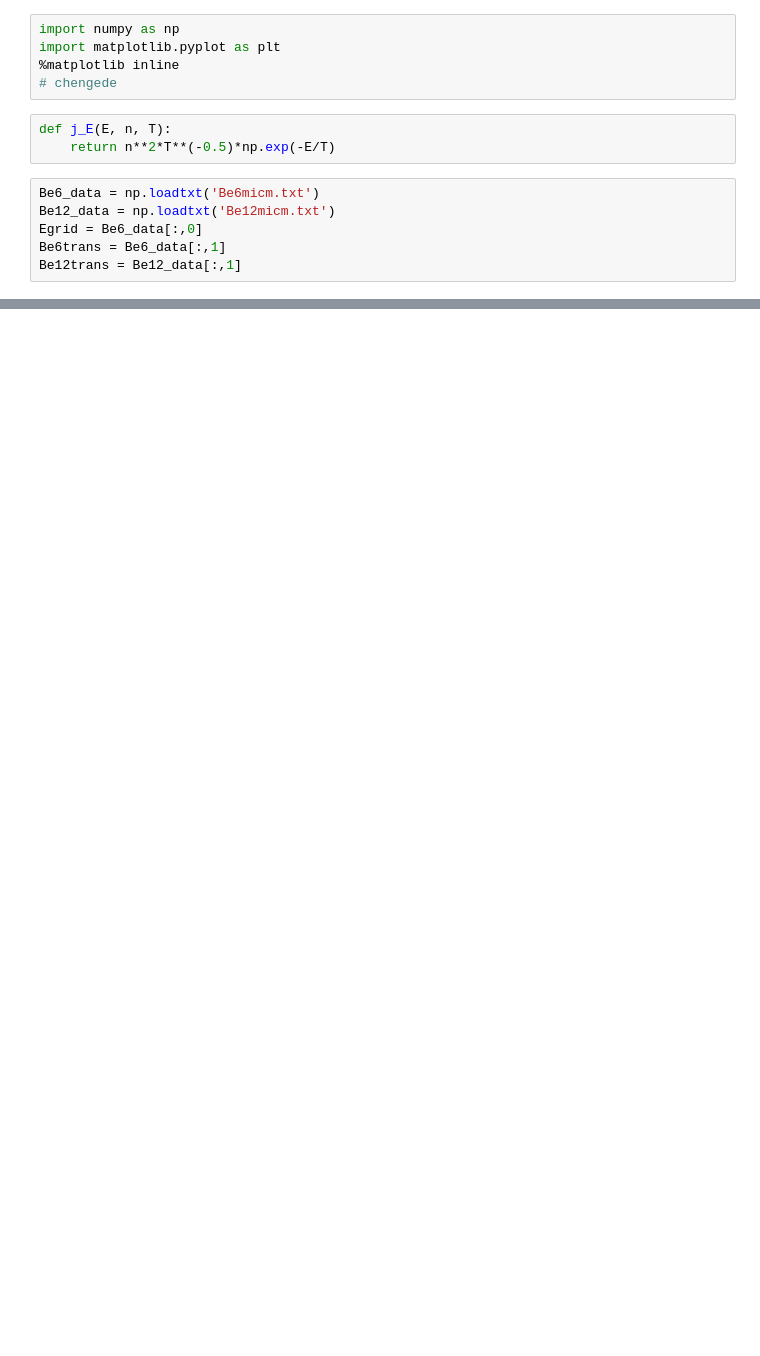
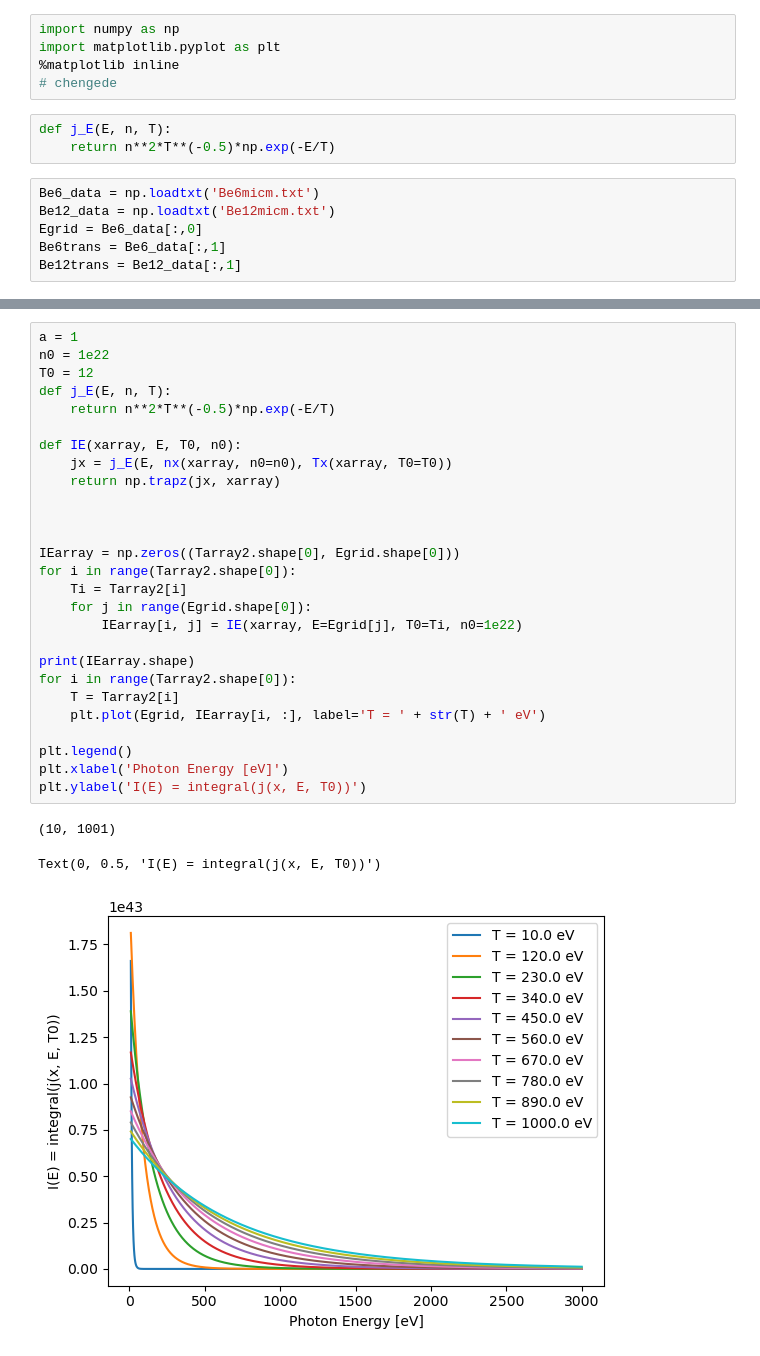
Before and after one commit to vandelij/plasma_diagnostic_hw, a Jupyter notebook: HW3.ipynb, the cells around one changed output, grey strips where cells are left out. Saved outputs shown, nothing was run; the diff lists cells and outputs as text; blank space fills up the shorter version.

```diff
--- a/HW3.ipynb
+++ b/HW3.ipynb
@@ -89,0 +118,31 @@ Text(0, 0.5, 'log Ratio R = N12/N6')
+# %%
+a = 1
+n0 = 1e22
+T0 = 12
+def j_E(E, n, T):
+    return n**2*T**(-0.5)*np.exp(-E/T)
+
+def IE(xarray, E, T0, n0):
+    jx = j_E(E, nx(xarray, n0=n0), Tx(xarray, T0=T0))
+    return np.trapz(jx, xarray)
+
+
+
+IEarray = np.zeros((Tarray2.shape[0], Egrid.shape[0]))
+for i in range(Tarray2.shape[0]):
+    Ti = Tarray2[i]
+    for j in range(Egrid.shape[0]):
+        IEarray[i, j] = IE(xarray, E=Egrid[j], T0=Ti, n0=1e22)
+
+print(IEarray.shape)
+for i in range(Tarray2.shape[0]):
+    T = Tarray2[i]
+    plt.plot(Egrid, IEarray[i, :], label='T = ' + str(T) + ' eV')
+
+plt.legend()
+plt.xlabel('Photon Energy [eV]')
+plt.ylabel('I(E) = integral(j(x, E, T0))')
+# %% [output]
+(10, 1001)
+Text(0, 0.5, 'I(E) = integral(j(x, E, T0))')
+[figure, added]
```
Also changed, not shown: parts of 6 cells of this notebook.
